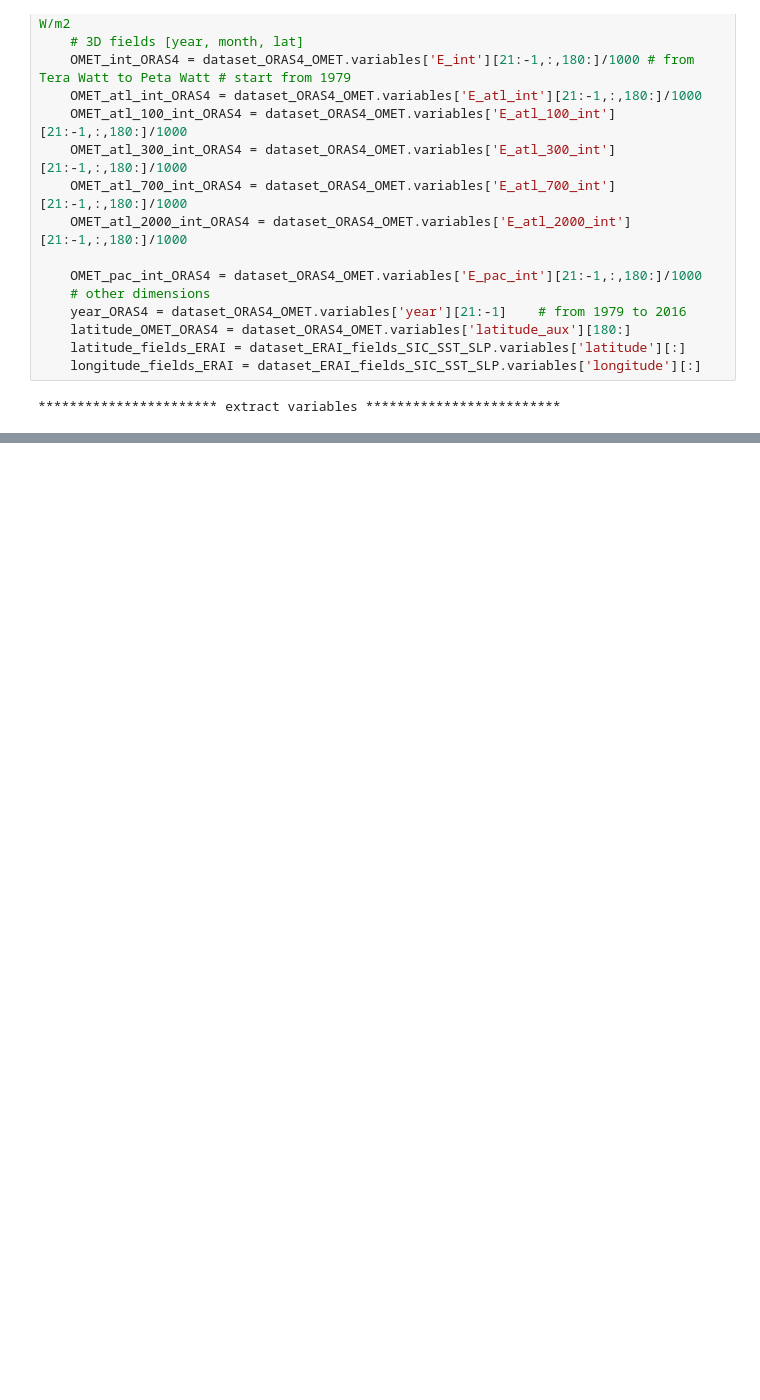
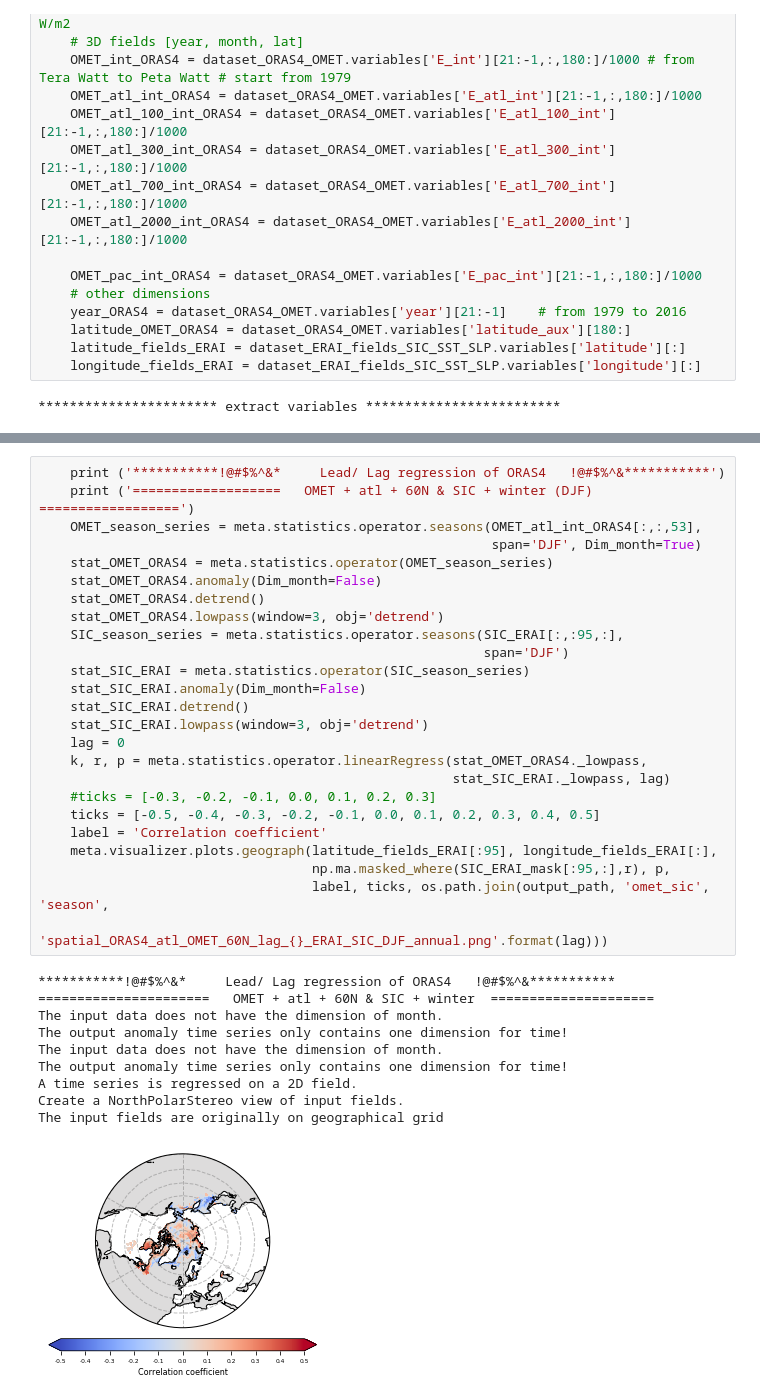
Before and after one commit to geek-yang/AirSeaFlow, a Jupyter notebook: Postprocessing/statistics_spatial/stat_spatial_season_fields_OMET_oras.ipynb, the cells around one changed output, grey strips where cells are left out. Cells and saved outputs as stored; diff of their text form; blank space fills up the shorter version.

```diff
--- a/Postprocessing/statistics_spatial/stat_spatial_season_fields_OMET_oras.ipynb
+++ b/Postprocessing/statistics_spatial/stat_spatial_season_fields_OMET_oras.ipynb
@@ -102,0 +200,36 @@ UnboundLocalError: local variable 'month_1' referenced before assignment
+# %%
+    print ('***********!@#$%^&*     Lead/ Lag regression of ORAS4   !@#$%^&***********')
+    print ('===================   OMET + atl + 60N & SIC + winter (DJF) ==================')
+    OMET_season_series = meta.statistics.operator.seasons(OMET_atl_int_ORAS4[:,:,53],
+                                                          span='DJF', Dim_month=True)
+    stat_OMET_ORAS4 = meta.statistics.operator(OMET_season_series)
+    stat_OMET_ORAS4.anomaly(Dim_month=False)
+    stat_OMET_ORAS4.detrend()
+    stat_OMET_ORAS4.lowpass(window=3, obj='detrend')
+    SIC_season_series = meta.statistics.operator.seasons(SIC_ERAI[:,:95,:],
+                                                         span='DJF')
+    stat_SIC_ERAI = meta.statistics.operator(SIC_season_series)
+    stat_SIC_ERAI.anomaly(Dim_month=False)
+    stat_SIC_ERAI.detrend()
+    stat_SIC_ERAI.lowpass(window=3, obj='detrend')
+    lag = 0
+    k, r, p = meta.statistics.operator.linearRegress(stat_OMET_ORAS4._lowpass,
+                                                     stat_SIC_ERAI._lowpass, lag)
+    #ticks = [-0.3, -0.2, -0.1, 0.0, 0.1, 0.2, 0.3]
+    ticks = [-0.5, -0.4, -0.3, -0.2, -0.1, 0.0, 0.1, 0.2, 0.3, 0.4, 0.5]
+    label = 'Correlation coefficient'
+    meta.visualizer.plots.geograph(latitude_fields_ERAI[:95], longitude_fields_ERAI[:],
+                                   np.ma.masked_where(SIC_ERAI_mask[:95,:],r), p,
+                                   label, ticks, os.path.join(output_path, 'omet_sic', 'season',
+                                   'spatial_ORAS4_atl_OMET_60N_lag_{}_ERAI_SIC_DJF_annual.png'.format(lag)))
+# %% [output]
+***********!@#$%^&*     Lead/ Lag regression of ORAS4   !@#$%^&***********
+======================   OMET + atl + 60N & SIC + winter  =====================
+The input data does not have the dimension of month.
+The output anomaly time series only contains one dimension for time!
+The input data does not have the dimension of month.
+The output anomaly time series only contains one dimension for time!
+A time series is regressed on a 2D field.
+Create a NorthPolarStereo view of input fields.
+The input fields are originally on geographical grid
+[figure, added]
```
Also changed, not shown: parts of 10 cells of this notebook, 1 other file.
